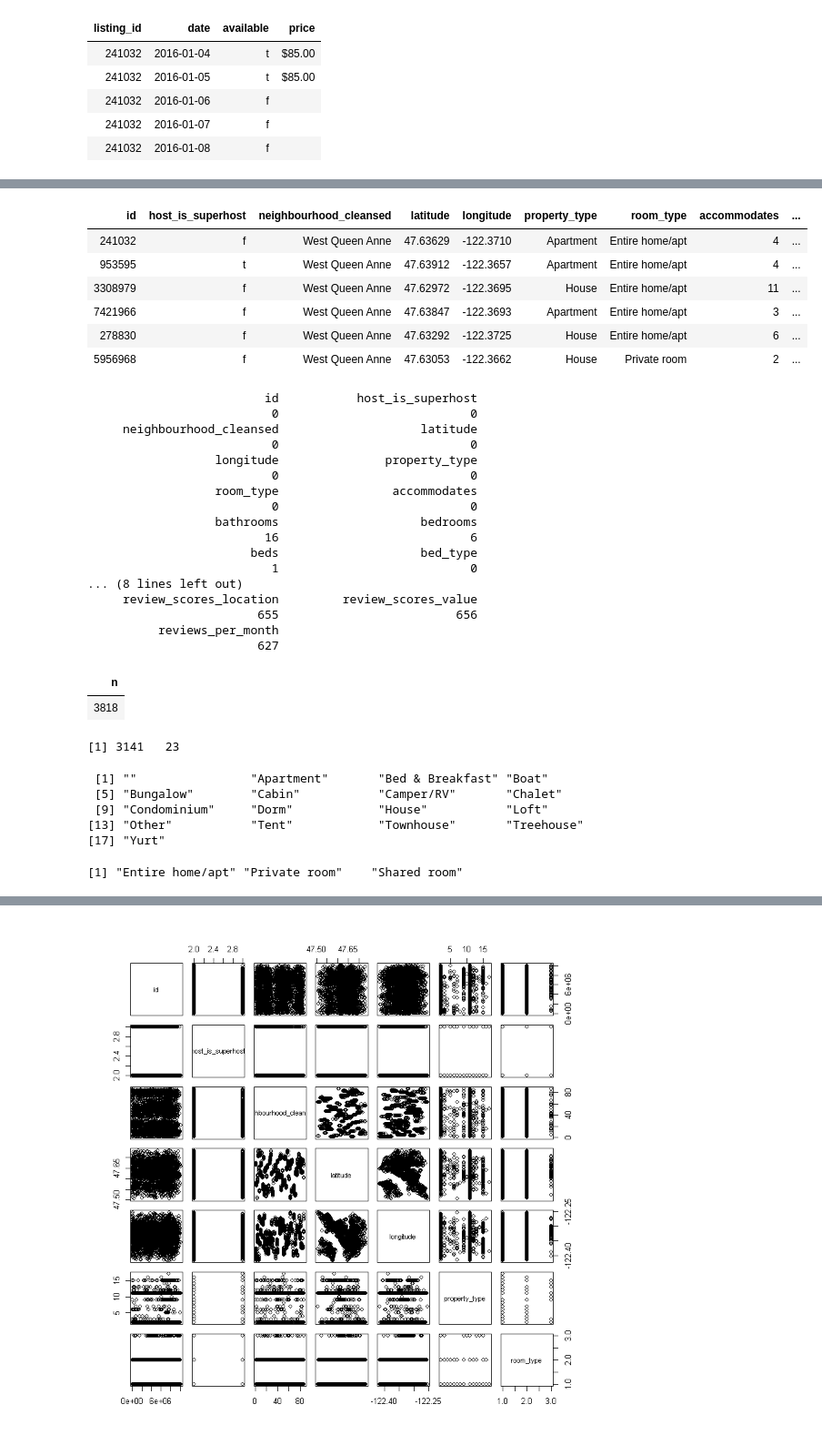
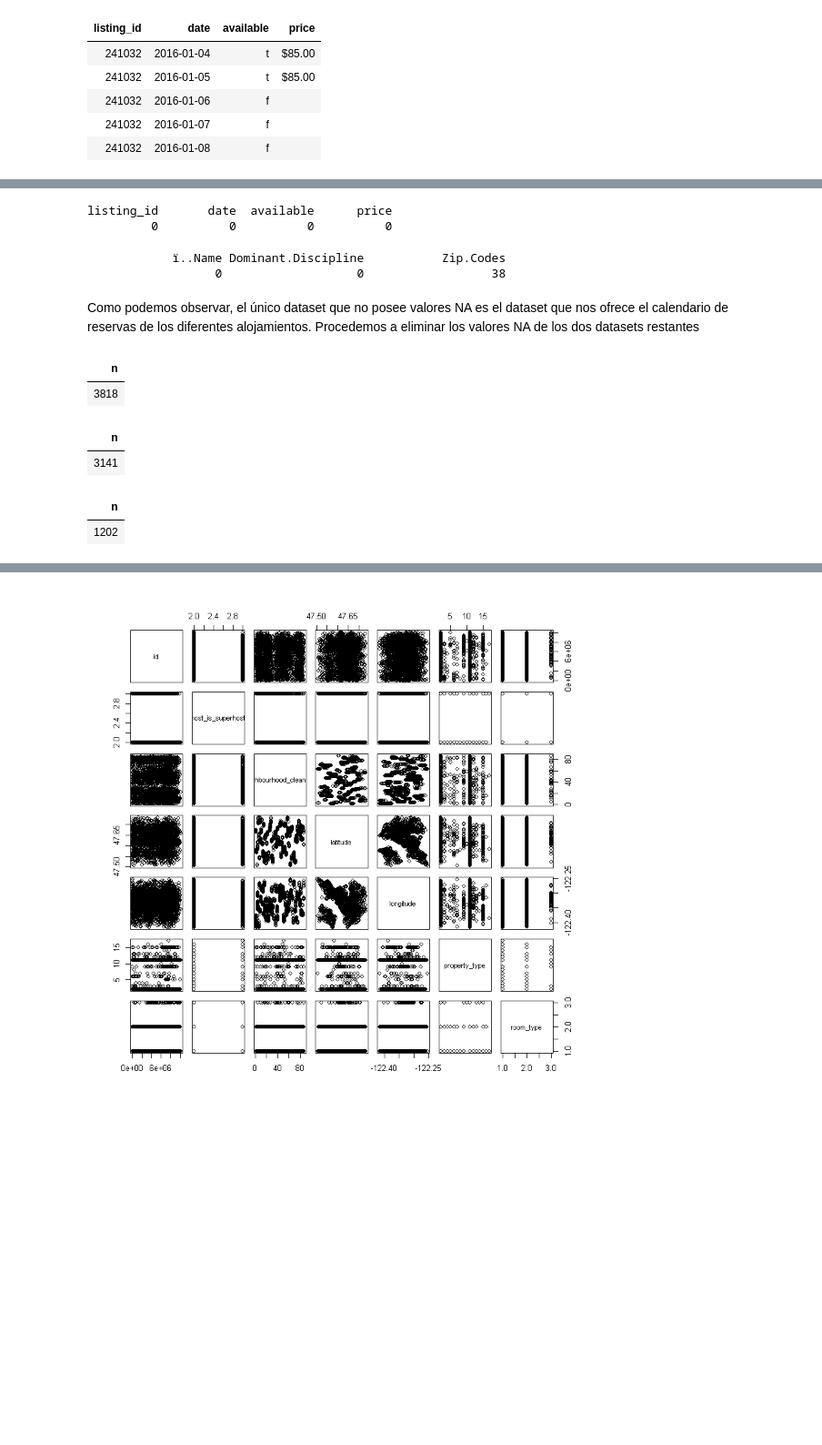
Before and after one commit to ivanfermena/Analisys-Airbnb-Seattle, a Jupyter notebook: analisis.ipynb, the cells around one changed output, grey strips where cells are left out. Shown at 91% size. Cells and saved outputs as stored; diff of their text form; code cells hidden in the pictures; blank space fills up the shorter version.

```diff
--- a/analisis.ipynb
+++ b/analisis.ipynb
@@ -770,40 +809,33 @@ head(airbnb_calendar_pre, n=5)
+# %%
+sapply(airbnb_calendar_pre, function(airbnb_calendar_pre) sum(is.na(airbnb_calendar_pre)))
+# %% [output]
+listing_id       date  available      price
+         0          0          0          0
+# %%
+sapply(cultural_spaces_pre, function(cultural_spaces_pre) sum(is.na(cultural_spaces_pre)))
+# %% [output]
+            ï..Name Dominant.Discipline           Zip.Codes
+                  0                   0                  38
+# %% [markdown]
+Como podemos observar, el único dataset que no posee valores NA es el dataset que nos ofrece el calendario de reservas de los diferentes alojamientos.
+Procedemos a eliminar los valores NA de los dos datasets restantes
+# %%
+# Number of rows before omit NaN
+count(airbnb_listings_pre)
+# %% [output]
+| n |
+| 3818 |
 # %%
-airbnb_listings_clean <- airbnb_listings_pre
+airbnb_listings_clean <- na.omit(airbnb_listings_pre)
 # %%
-head(airbnb_listings_clean)
+count(airbnb_listings_clean)
 # %% [output]
-| id | host_is_superhost | neighbourhood_cleansed | latitude | longitude | property_type | room_type | accommodates | ... |
-| 241032 | f | West Queen Anne | 47.63629 | -122.3710 | Apartment | Entire home/apt | 4 | ... |
-| 953595 | t | West Queen Anne | 47.63912 | -122.3657 | Apartment | Entire home/apt | 4 | ... |
-| 3308979 | f | West Queen Anne | 47.62972 | -122.3695 | House | Entire home/apt | 11 | ... |
-| 7421966 | f | West Queen Anne | 47.63847 | -122.3693 | Apartment | Entire home/apt | 3 | ... |
-| 278830 | f | West Queen Anne | 47.63292 | -122.3725 | House | Entire home/apt | 6 | ... |
-| 5956968 | f | West Queen Anne | 47.63053 | -122.3662 | House | Private room | 2 | ... |
+| n |
+| 3141 |
-# %%
-# Numbers of NaN values
-sapply(airbnb_listings_clean, function(airbnb_listings_clean) sum(is.na(airbnb_listings_clean)))
-# %% [output]
-                         id           host_is_superhost
-                          0                           0
-     neighbourhood_cleansed                    latitude
-                          0                           0
-                  longitude               property_type
-                          0                           0
-                  room_type                accommodates
-                          0                           0
-                  bathrooms                    bedrooms
-                         16                           6
-                       beds                    bed_type
-                          1                           0
-... (8 lines left out)
-     review_scores_location         review_scores_value
-                        655                         656
-          reviews_per_month
-                        627
 # %%
-# Number of rows before omit NaN
-count(airbnb_listings_clean)
+# Number of rows after omit NaN
+count(cultural_spaces_pre)
 # %% [output]
 | n |
-| 3818 |
+| 1202 |
 # %%
@@ -811,17 +842,0 @@ airbnb_listings_clean <- na.omit(airbnb_listings_clean)
-# %%
-# Number of rows after omit NaN
-dim(airbnb_listings_clean)
-# %% [output]
-[1] 3141   23
-# %%
-levels(airbnb_listings_clean$property_type)
-# %% [output]
- [1] ""                "Apartment"       "Bed & Breakfast" "Boat"
- [5] "Bungalow"        "Cabin"           "Camper/RV"       "Chalet"
- [9] "Condominium"     "Dorm"            "House"           "Loft"
-[13] "Other"           "Tent"            "Townhouse"       "Treehouse"
-[17] "Yurt"
-# %%
-levels(airbnb_listings_clean$room_type)
-# %% [output]
-[1] "Entire home/apt" "Private room"    "Shared room"
```
Also changed, not shown: parts of 80 cells of this notebook.
